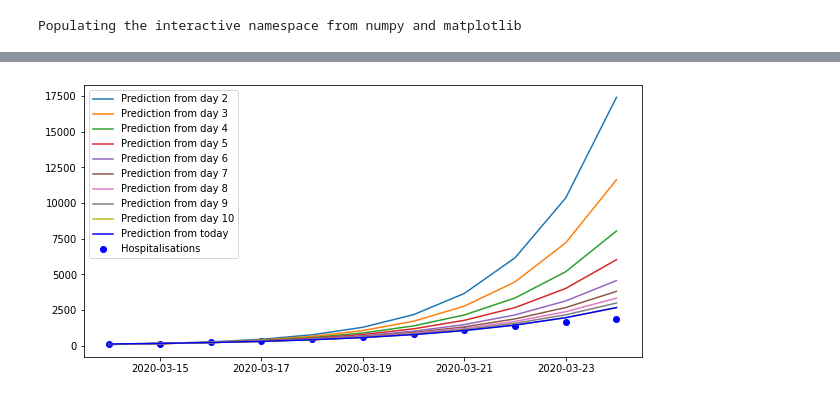
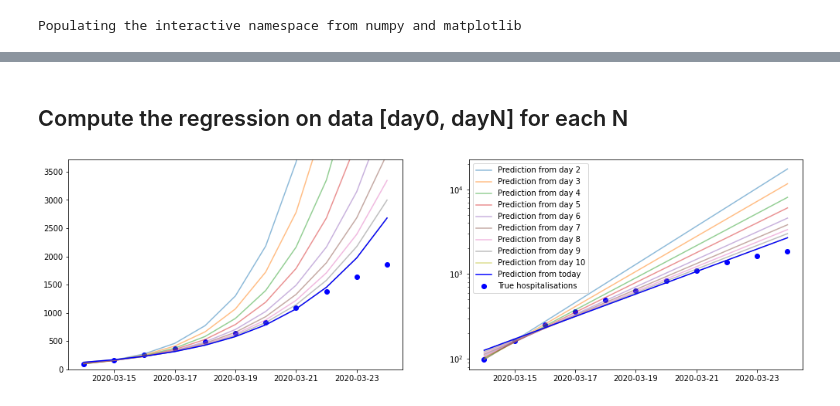
Before and after one commit to C4ptainCrunch/covid-19-plots, a Jupyter notebook: covid-regression.ipynb, the cells around one changed output, grey strips where cells are left out. Cells and saved outputs as stored; diff of their text form; code cells hidden in the pictures.

```diff
--- a/covid-regression.ipynb
+++ b/covid-regression.ipynb
@@ -71,16 +75,20 @@ intensif_pred = np.exp(intercept + slope* df.day)
 (slope, intercept, rvalue, pvalue, stderr) = stats.linregress(df.dropna().day, np.log(df.dropna().respi))
 respi_pred = np.exp(intercept + slope* df.day)
 # %%
-plt.scatter(df.index, df.hospit, label="Hospit", marker="o", color="b")
-plt.plot(df.index, hospit_pred, label="Fit hospit", color="b")
+f, (ax1, ax2) = plt.subplots(1, 2)
+ax2.set_yscale('log')
+ax1.set_title('Linear scale')
+ax2.set_title('Log scale')
 
-plt.scatter(df.index, df.intensif, label="Soins intensifs", marker="o", color="r")
-plt.plot(df.index, intensif_pred, label="Fit Soins intensifs", color="r")
+for ax in (ax1, ax2):
+    ax.scatter(df.index, df.hospit, label="Hospitalisations", marker="o", color="b")
+    ax.plot(df.index, hospit_pred, label="Regression hospit", color="b")
 
-plt.scatter(df.index, df.respi, label="Assistance respiratoire", marker="o", color="g")
-plt.plot(df.index, respi_pred, label="Fit Assistance respiratoire", color="g")
+    ax.scatter(df.index, df.intensif, label="Soins intensifs", marker="o", color="r")
+    ax.plot(df.index, intensif_pred, label="Regression Soins intensifs", color="r")
 
-plt.xticks(rotation=70)
-plt.yscale('log')
+    ax.scatter(df.index, df.respi, label="Assistance respiratoire", marker="o", color="g")
+    ax.plot(df.index, respi_pred, label="Regression Assistance respiratoire", color="g")
+
 plt.legend();
 # %% [output]
@@ -102,13 +96,20 @@ plt.legend();
+# %% [markdown]
+## Compute the regression on data [day0, dayN] for each N
 # %%
-for i in range(2, len(df.day)):
-    (slope, intercept, rvalue, pvalue, stderr) = stats.linregress(df.day[:i], np.log(df.hospit[:i]))
-    hospit_pred = np.exp(intercept + slope* df.day)
-    plt.plot(df.index, hospit_pred, label=f"Prediction from day {i}")
+f, (ax1, ax2) = plt.subplots(1, 2)
+ax2.set_yscale('log')
+
+for ax in (ax1, ax2):
+    for i in range(2, len(df.day)):
+        (slope, intercept, rvalue, pvalue, stderr) = stats.linregress(df.day[:i], np.log(df.hospit[:i]))
+        hospit_pred = np.exp(intercept + slope* df.day)
+        ax.plot(df.index, hospit_pred, label=f"Prediction from day {i}", alpha=0.5)
 
 
-plt.scatter(df.index, df.hospit, label="True hospitalisations", marker="o", color="b")
-plt.plot(df.index, hospit_pred, label="Prediction from today", color="b")
+    ax.scatter(df.index, df.hospit, label="True hospitalisations", marker="o", color="b")
+    ax.plot(df.index, hospit_pred, label="Prediction from today", color="b")
 
+ax1.set_ylim(0, df.hospit.max() * 2)
 plt.legend();
 # %% [output]
-[figure, old version]
+[figure, new version]
```
Also changed, not shown: parts of 14 cells of this notebook.
